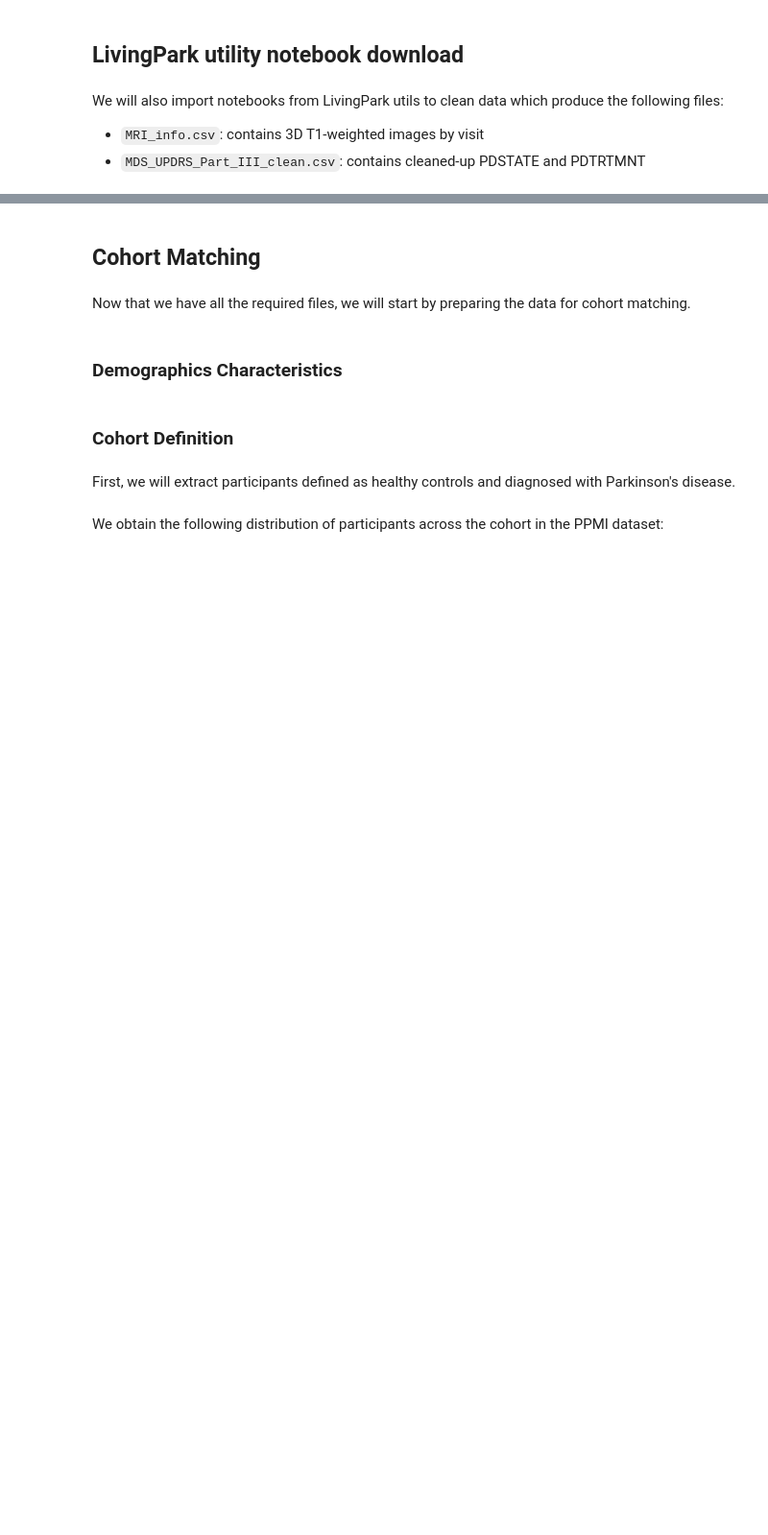
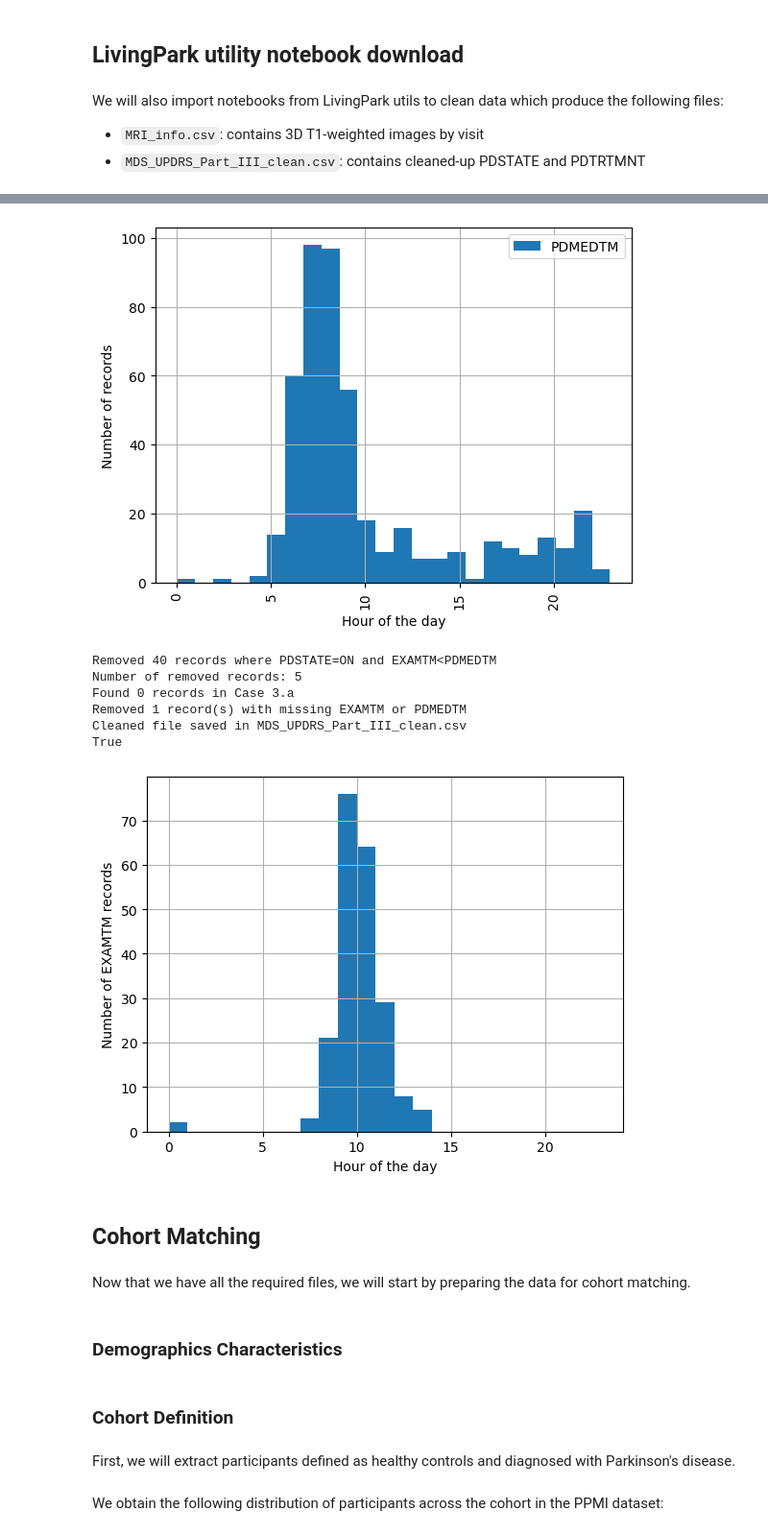
Before and after one commit to LivingPark-MRI/mak-etal-2015, a Jupyter notebook: mak-etal-2015.ipynb, the cells around one changed output, grey strips where cells are left out. Shown at 96% size. Drawn from its saved outputs; the diff is of its cells as text; code cells hidden in the pictures; blank space fills up the shorter version.

```diff
--- a/mak-etal-2015.ipynb
+++ b/mak-etal-2015.ipynb
@@ -119,5 +124,6 @@ We will also import notebooks from LivingPark utils to clean data which produce
 # from livingpark_utils.scripts import mri_metadata
 # run.mri_metadata()
 # %%
-# from livingpark_utils.scripts import pd_status
-# run.pd_status()
+from livingpark_utils.scripts import pd_status
+run.pd_status()
+# %% [output]
@@ -124,3 +132,11 @@ We will also import notebooks from LivingPark utils to clean data which produce
+[figure, added]
+Removed 40 records where PDSTATE=ON and EXAMTM<PDMEDTM
+Number of removed records: 5
+Found 0 records in Case 3.a
+Removed 1 record(s) with missing EXAMTM or PDMEDTM
+Cleaned file saved in MDS_UPDRS_Part_III_clean.csv
+True
+[figure, added]
 # %% [markdown]
 ## Cohort Matching
 # %% [markdown]
```
Also changed, not shown: parts of 17 cells of this notebook, 1 other file.
